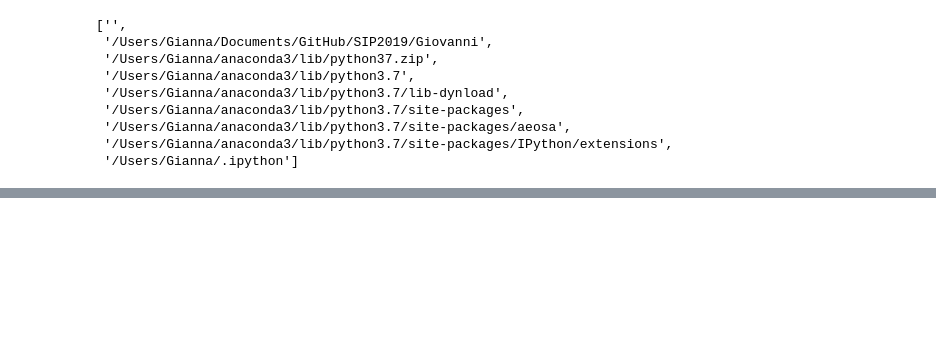
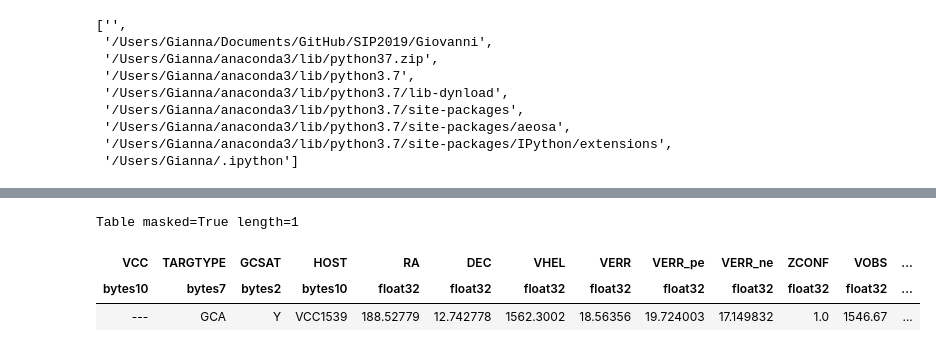
Before and after one commit to kadri-nizam/SIP2019, a Jupyter notebook: Giovanni/Coadding Species.ipynb, the cells around one changed output, grey strips where cells are left out. Saved outputs shown, nothing was run; the diff lists cells and outputs as text; code cells hidden in the pictures; blank space fills up the shorter version.

```diff
--- a/Giovanni/Coadding Species.ipynb
+++ b/Giovanni/Coadding Species.ipynb
@@ -188,0 +242,7 @@ nfluxICL, nvarICL = normalize(6500,6600, fluxesICL, varsICL)
+# %%
+(bigFile[bigFile['SPEC1DNAME'] == 'spec1d.vdgc5.008.gcA19.fits.gz'])
+# %% [output]
+Table masked=True length=1
+| VCC | TARGTYPE | GCSAT | HOST | RA | DEC | VHEL | VERR | VERR_pe | VERR_ne | ZCONF | VOBS | ... |
+| bytes10 | bytes7 | bytes2 | bytes10 | float32 | float32 | float32 | float32 | float32 | float32 | float32 | float32 | ... |
+| --- | GCA | Y | VCC1539 | 188.52779 | 12.742778 | 1562.3002 | 18.56356 | 19.724003 | 17.149832 | 1.0 | 1546.67 | ... |
```
Also changed, not shown: parts of 16 cells of this notebook.
